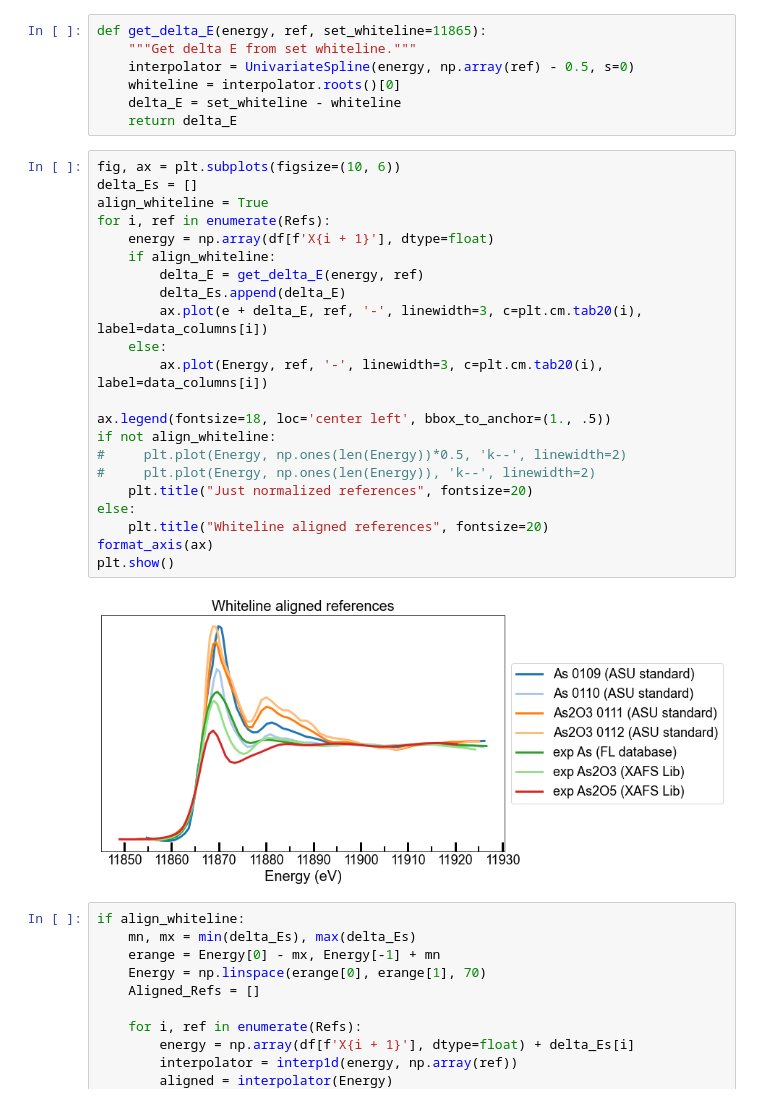
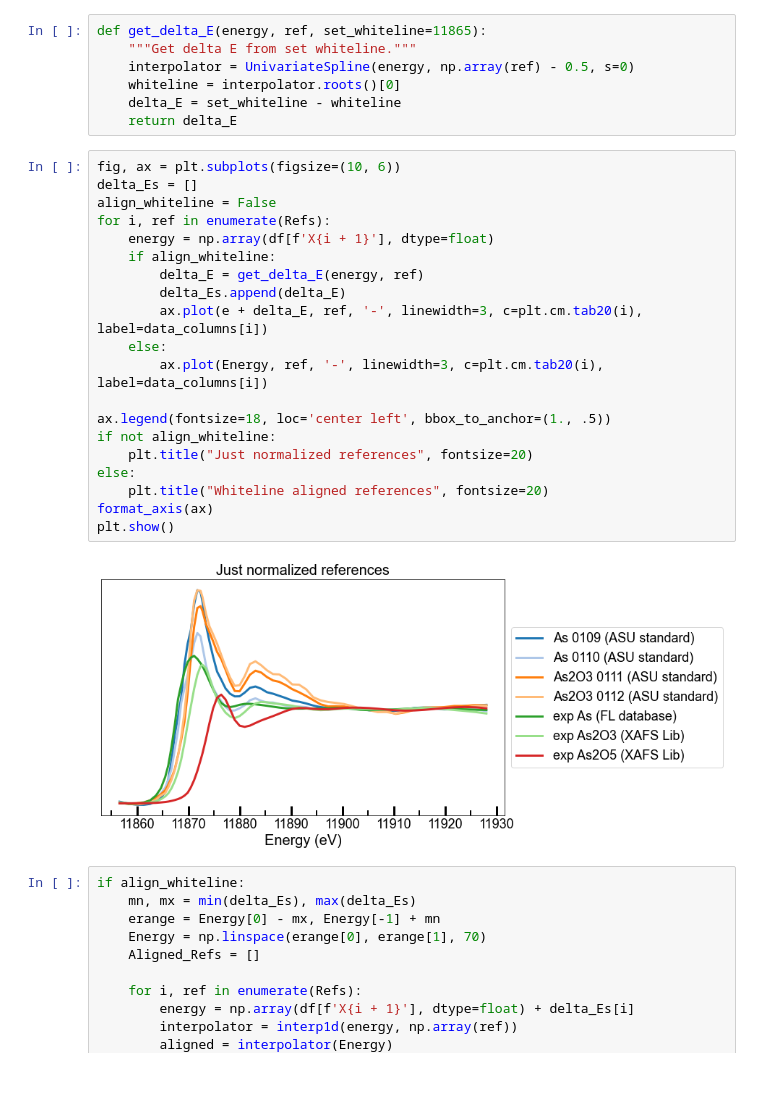
Before and after one commit to stetef/Energy-Point-Selection, a Jupyter notebook: Visualization.ipynb, the cells around one changed output. Drawn from its saved outputs; the diff is of its cells as text.

```diff
--- a/Visualization.ipynb
+++ b/Visualization.ipynb
@@ -46,27 +46,25 @@ def get_delta_E(energy, ref, set_whiteline=11865):
 # %%
 fig, ax = plt.subplots(figsize=(10, 6))
 delta_Es = []
-align_whiteline = True
+align_whiteline = False
 for i, ref in enumerate(Refs):
     energy = np.array(df[f'X{i + 1}'], dtype=float)
     if align_whiteline:
         delta_E = get_delta_E(energy, ref)
         delta_Es.append(delta_E)
         ax.plot(e + delta_E, ref, '-', linewidth=3, c=plt.cm.tab20(i), label=data_columns[i])
     else:
         ax.plot(Energy, ref, '-', linewidth=3, c=plt.cm.tab20(i), label=data_columns[i])
 
 ax.legend(fontsize=18, loc='center left', bbox_to_anchor=(1., .5))
 if not align_whiteline:
-#     plt.plot(Energy, np.ones(len(Energy))*0.5, 'k--', linewidth=2)
-#     plt.plot(Energy, np.ones(len(Energy)), 'k--', linewidth=2)
     plt.title("Just normalized references", fontsize=20)
 else:
     plt.title("Whiteline aligned references", fontsize=20)
 format_axis(ax)
 plt.show()
 # %% [output]
-[figure, old version]
+[figure, new version]
 # %%
 if align_whiteline:
     mn, mx = min(delta_Es), max(delta_Es)
```
Also changed, not shown: parts of 8 cells of this notebook, 1 other file.
